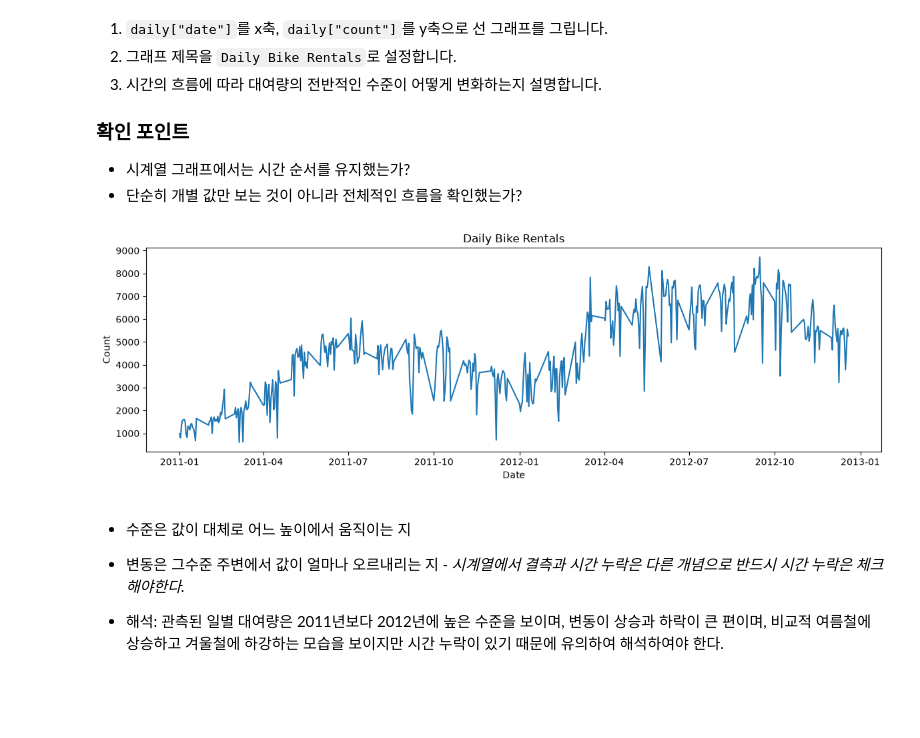
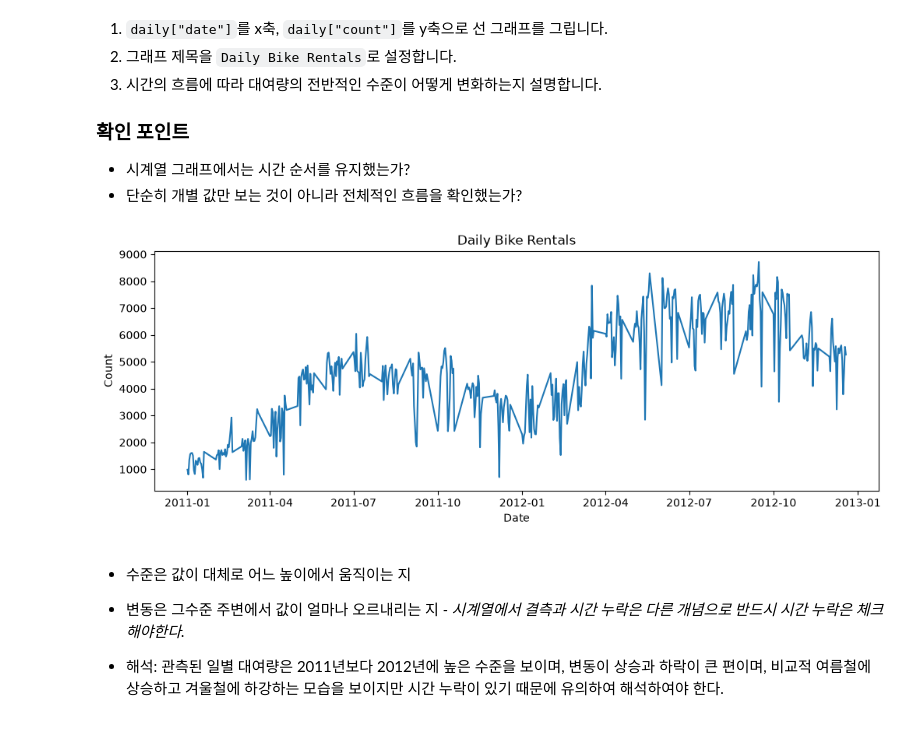
Before and after one commit to prohayo33/Kant_study, a Jupyter notebook: practice-ml/2장1강 시계열 데이터 정상성 진단 실습문제.ipynb, the cells around one changed output. Saved outputs shown, nothing was run; the diff lists cells and outputs as text; code cells hidden in the pictures; blank space fills up the shorter version.

```diff
--- a/practice-ml/2장1강 시계열 데이터 정상성 진단 실습문제.ipynb
+++ b/practice-ml/2장1강 시계열 데이터 정상성 진단 실습문제.ipynb
@@ -222,18 +222,18 @@ Bike Sharing Demand 데이터의 전체 대여량 `count`를 시간 순서대로
 # %%
 # TODO
 # daily["date"]와 daily["count"]를 이용해 선 그래프를 그려보세요.
 x = daily['date']
 y = daily['count']
 
 plt.figure(figsize=(12,4))
 plt.plot(x, y)
 plt.title('Daily Bike Rentals')
 plt.xlabel('Date')
 plt.ylabel('Count')
-plt.tight_layout()
+
 plt.show()
 # %% [output]
-[figure, old version]
+[figure, new version]
 # %% [markdown]
 - 수준은 값이 대체로 어느 높이에서 움직이는 지
 - 변동은 그수준 주변에서 값이 얼마나 오르내리는 지
```
Also changed, not shown: parts of 8 cells of this notebook.
